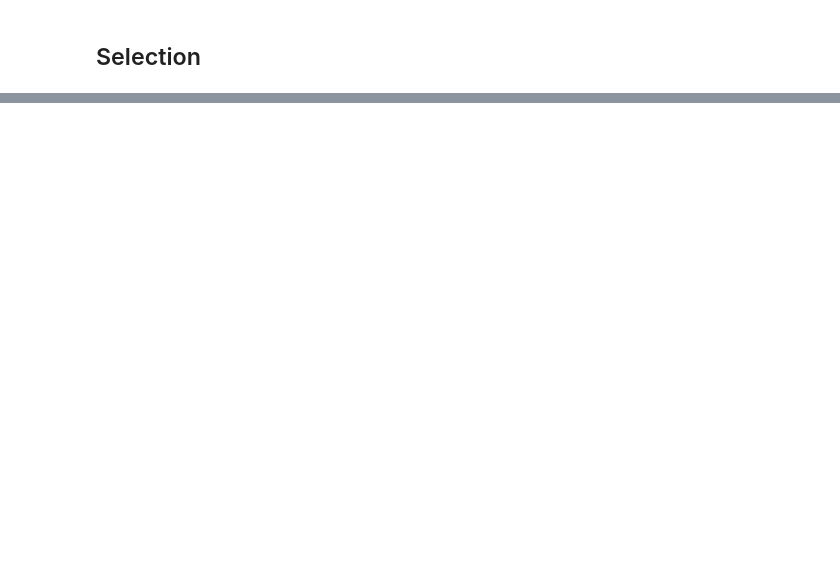
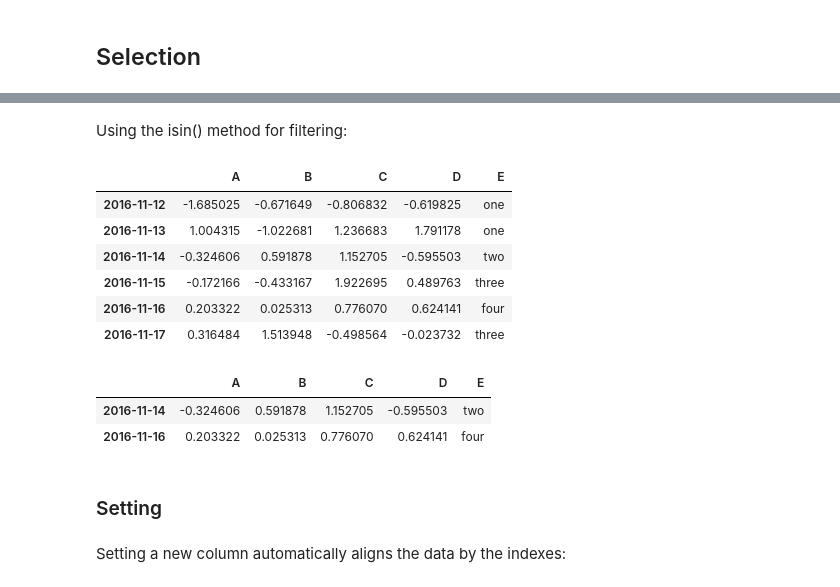
Before and after one commit to bgroveben/coursera_python_fundamentals, a Jupyter notebook: from_the_docs/ten_minutes_to_pandas.ipynb, the cells around one changed output, grey strips where cells are left out. Cells and saved outputs as stored; diff of their text form; code cells hidden in the pictures; blank space fills up the shorter version.

```diff
--- a/from_the_docs/ten_minutes_to_pandas.ipynb
+++ b/from_the_docs/ten_minutes_to_pandas.ipynb
@@ -190,0 +360,24 @@ df.sort_values(by='B')
+# %% [markdown]
+Using the isin() method for filtering:
+# %%
+df2 = df.copy()
+df2['E'] = ['one', 'one', 'two', 'three', 'four', 'three']
+df2
+# %% [output]
+|  | A | B | C | D | E |
+| 2016-11-12 | -1.685025 | -0.671649 | -0.806832 | -0.619825 | one |
+| 2016-11-13 | 1.004315 | -1.022681 | 1.236683 | 1.791178 | one |
+| 2016-11-14 | -0.324606 | 0.591878 | 1.152705 | -0.595503 | two |
+| 2016-11-15 | -0.172166 | -0.433167 | 1.922695 | 0.489763 | three |
+| 2016-11-16 | 0.203322 | 0.025313 | 0.776070 | 0.624141 | four |
+| 2016-11-17 | 0.316484 | 1.513948 | -0.498564 | -0.023732 | three |
+# %%
+df2[df2['E'].isin(['two','four'])]
+# %% [output]
+|  | A | B | C | D | E |
+| 2016-11-14 | -0.324606 | 0.591878 | 1.152705 | -0.595503 | two |
+| 2016-11-16 | 0.203322 | 0.025313 | 0.776070 | 0.624141 | four |
+# %% [markdown]
+### Setting
+# %% [markdown]
+Setting a new column automatically aligns the data by the indexes:
```
Also changed, not shown: parts of 59 cells of this notebook, 1 other file.
